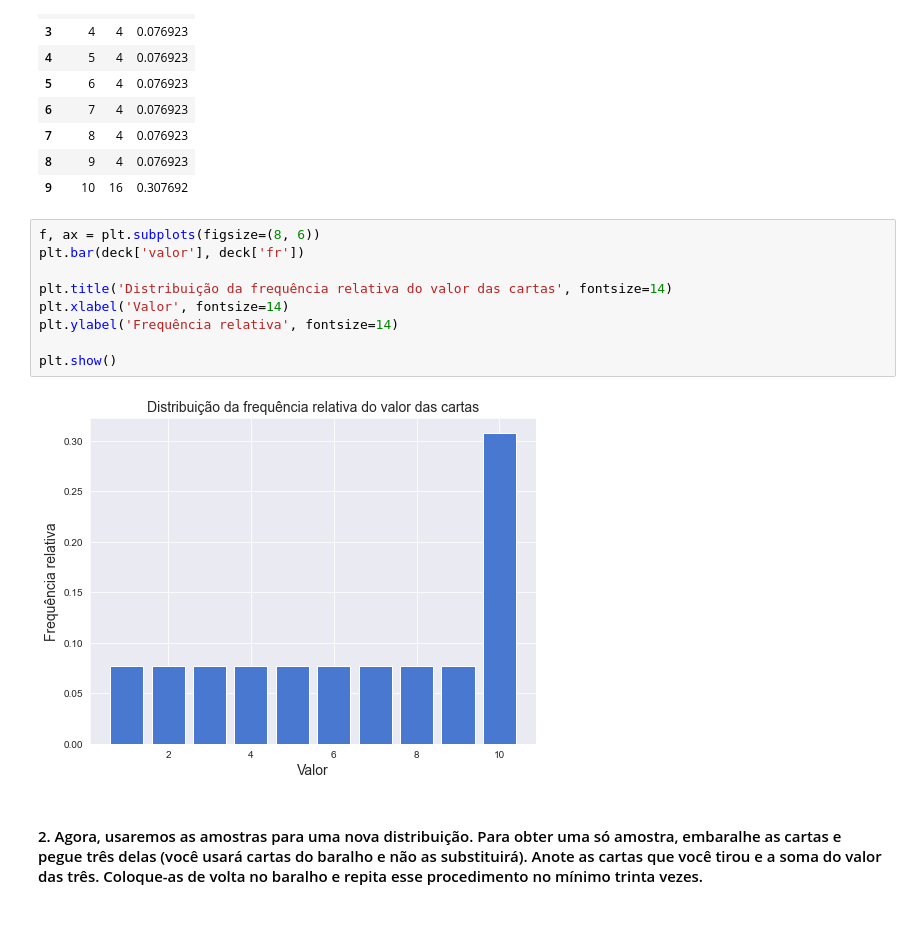
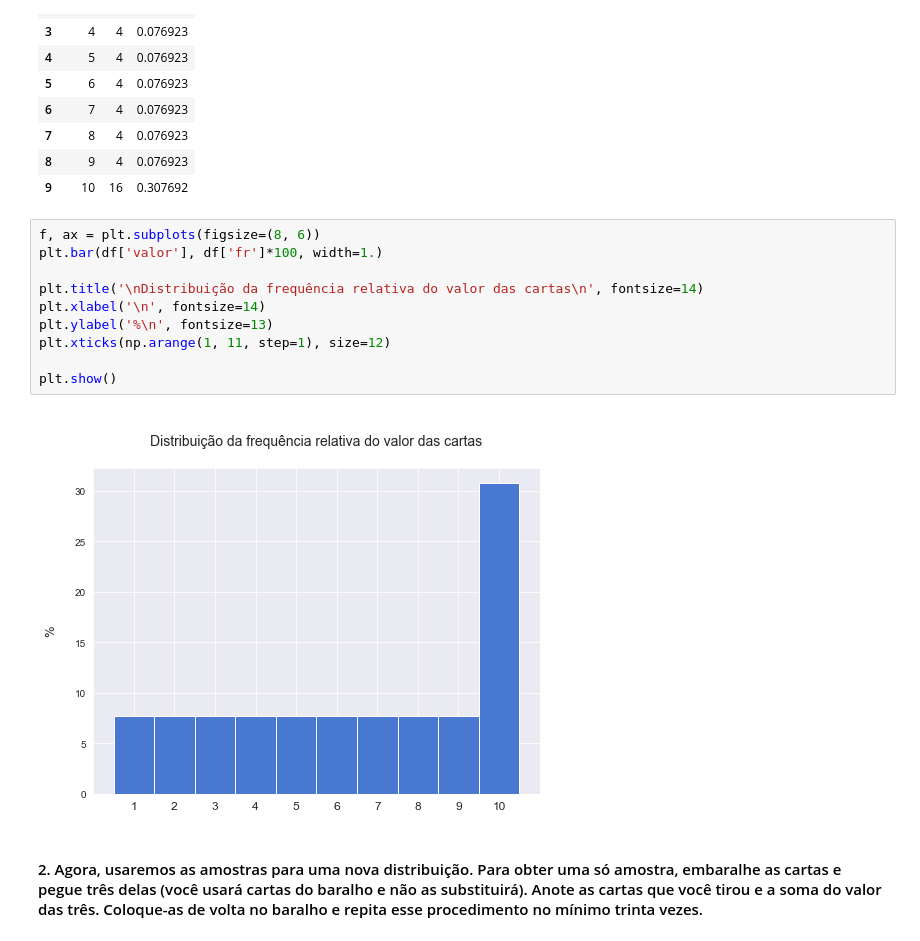
Before and after one commit to psartoro/project-descriptive-statistics, a Jupyter notebook: Projeto Final Udacity - Estatística Descritiva.ipynb, the cells around one changed output. Drawn from its saved outputs; the diff is of its cells as text.

```diff
--- a/Projeto Final Udacity - Estatística Descritiva.ipynb
+++ b/Projeto Final Udacity - Estatística Descritiva.ipynb
@@ -39,15 +39,16 @@ df
 | 9 | 10 | 16 | 0.307692 |
 # %%
 f, ax = plt.subplots(figsize=(8, 6))
-plt.bar(deck['valor'], deck['fr'])
+plt.bar(df['valor'], df['fr']*100, width=1.)
 
-plt.title('Distribuição da frequência relativa do valor das cartas', fontsize=14)
-plt.xlabel('Valor', fontsize=14)
-plt.ylabel('Frequência relativa', fontsize=14)
+plt.title('\nDistribuição da frequência relativa do valor das cartas\n', fontsize=14)
+plt.xlabel('\n', fontsize=14)
+plt.ylabel('%\n', fontsize=13)
+plt.xticks(np.arange(1, 11, step=1), size=12)
 
 plt.show()
 # %% [output]
-[figure, old version]
+[figure, new version]
 # %% [markdown]
 #### 2. Agora, usaremos as amostras para uma nova distribuição. Para obter uma só amostra, embaralhe as cartas e pegue três delas (você usará cartas do baralho e não as substituirá). Anote as cartas que você tirou e a soma do valor das três. Coloque-as de volta no baralho e repita esse procedimento no mínimo trinta vezes.
 # %% [markdown]
```
Also changed, not shown: parts of 5 cells of this notebook.
